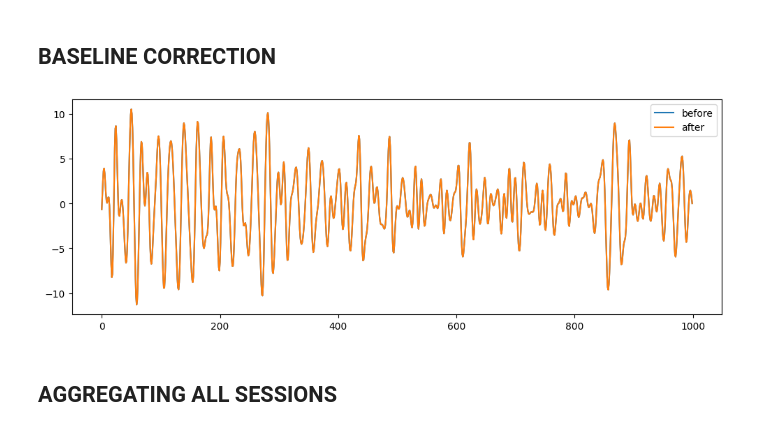
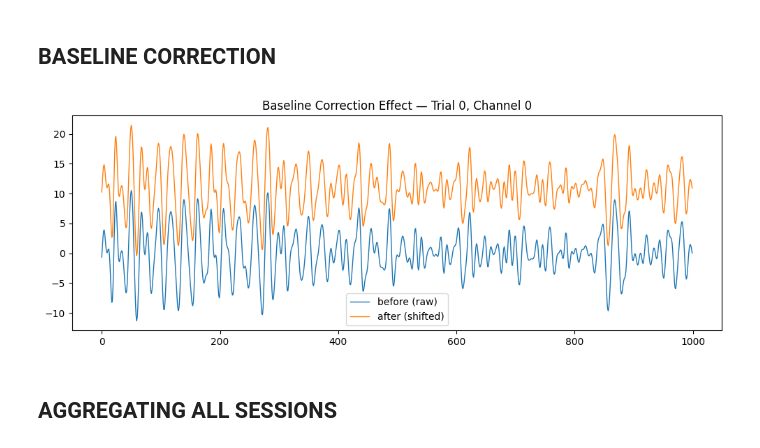
Before and after one commit to kkipngenokoech/MI, a Jupyter notebook: MI.ipynb, the cells around one changed output. Saved outputs shown, nothing was run; the diff lists cells and outputs as text; code cells hidden in the pictures.

```diff
--- a/MI.ipynb
+++ b/MI.ipynb
@@ -127,7 +127,7 @@ def plot_filter_demo(raw, clean, fs, fs_new, ch=0, n=2000):
     plt.title("Bandpass + Downsample + CAR")
     plt.show()
 raw = runs[0]["X"][0:1]  # channel slice
-clean, _ = preprocess_filter(Xsel, runs[0]["fs"])
+clean, fs_new = preprocess_filter(Xsel, runs[0]["fs"])
 DOWNSAMPLE = 4
 plot_filter_demo(Xsel, clean, runs[0]["fs"], runs[0]["fs"]/DOWNSAMPLE)
 # %% [output]
@@ -168,24 +168,62 @@ plot_epoch_stack(ep[0], ch_labels)
 [figure]
 # %% [markdown]
 ## BASELINE CORRECTION
-# %%
-def baseline_correct(ep, fs_new, epoch_win, base_win):
-    b0 = int((base_win[0] - epoch_win[0]) * fs_new)
-    b1 = int((base_win[1] - epoch_win[0]) * fs_new)
-    base = ep[:,:,b0:b1].mean(axis=2, keepdims=True)
-    return ep - base
-# %%
-def plot_baseline_effect(ep0, ep1, ch=0):
-    plt.figure(figsize=(12,4))
-    plt.plot(ep0[ch], label='before')
-    plt.plot(ep1[ch], label='after')
-    plt.legend()
-    plt.show()
-ep0 = ep.copy()
-ep1 = baseline_correct(ep, runs[0]["fs"]/DOWNSAMPLE, (-2,2), (-2,0))
-plot_baseline_effect(ep0[0], ep1[0])
-# %% [output]
-[figure, removed]
+# %%
+# ------------------------------------------------------
+# Correct baseline correction + reliable visualization
+# ------------------------------------------------------
+
+import numpy as np
+import matplotlib.pyplot as plt
+
+def baseline_correct(ep, fs, epoch_win, base_win):
+    """
+    ep: (n_trials, n_channels, n_samples)
+    epoch_win: (t_start, t_end) for full epoch (e.g., -2, 2)
+    base_win:  (t_start, t_end) for baseline window (e.g., -2, 0)
+    """
+    epoch_start = epoch_win[0]
+
+    b0 = int((base_win[0] - epoch_start) * fs)
+    b1 = int((base_win[1] - epoch_start) * fs)
+
+    base = ep[:, :, b0:b1].mean(axis=2, keepdims=True)
+    return ep - base
+
+
+def plot_baseline_effect(ep_before, ep_after, trial=0, ch=0):
+    """
+    Plot before vs after baseline correction on SAME axes.
+    The two curves may overlap perfectly, so an artificial offset is added.
+    """
+    x0 = ep_before[trial, ch]
+    x1 = ep_after[trial, ch]
+
+    # Artificial offset so both appear even if identical scale
+    offset = (np.max(x0) - np.min(x0)) * 0.5
+
+    plt.figure(figsize=(12,4))
+    plt.plot(x0, label='before (raw)', linewidth=1)
+    plt.plot(x1 + offset, label='after (shifted)', linewidth=1)
+    plt.title(f"Baseline Correction Effect — Trial {trial}, Channel {ch}")
+    plt.legend()
+    plt.show()
+
+
+# ------------------------------------------------------
+# Example usage
+# ------------------------------------------------------
+
+# store original
+ep_before = ep.copy()
+
+# apply correction
+ep_after = baseline_correct(ep, fs_new, epoch_win=(-2,2), base_win=(-2,0))
+
+# plot
+plot_baseline_effect(ep_before, ep_after, trial=0, ch=0)
+# %% [output]
+[figure, added]
 # %% [markdown]
 ## AGGREGATING ALL SESSIONS
 # %%
```
Also changed, not shown: parts of 12 cells of this notebook.
